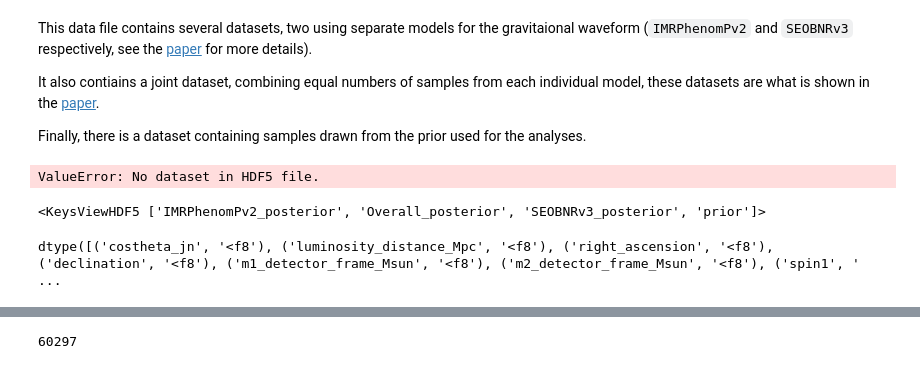
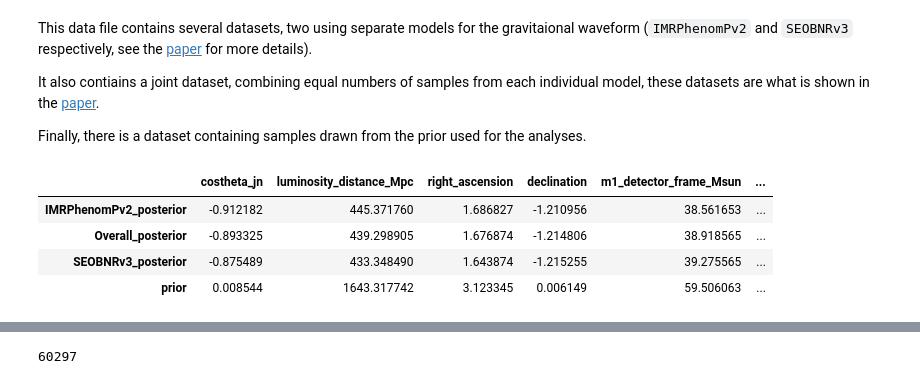
Before and after one commit to iphysresearch/VisibleGWevents, a Jupyter notebook: GWTC1/GWTC-1_sample_release.ipynb, the cells around one changed output, grey strips where cells are left out. Drawn from its saved outputs; the diff is of its cells as text; code cells hidden in the pictures.

```diff
--- a/GWTC1/GWTC-1_sample_release.ipynb
+++ b/GWTC1/GWTC-1_sample_release.ipynb
@@ -42,16 +45,12 @@ This data file contains several datasets, two using separate models for the grav
 It also contiains a joint dataset, combining equal numbers of samples from each individual model, these datasets are what is shown in the [paper](https://dcc.ligo.org/LIGO-P1800307).
 
 Finally, there is a dataset containing samples drawn from the prior used for the analyses.
-# %%
-df = pd.read_hdf(BBH_file, mode='r')
-# %% [output]
-ValueError: No dataset in HDF5 file.
-# %%
-BBH.keys()
-# %% [output]
-<KeysViewHDF5 ['IMRPhenomPv2_posterior', 'Overall_posterior', 'SEOBNRv3_posterior', 'prior']>
-# %%
-SEOBNRv3_posterior = BBH['SEOBNRv3_posterior']
-SEOBNRv3_posterior.dtype
-# %% [output]
-dtype([('costheta_jn', '<f8'), ('luminosity_distance_Mpc', '<f8'), ('right_ascension', '<f8'), ('declination', '<f8'), ('m1_detector_frame_Msun', '<f8'), ('m2_detector_frame_Msun', '<f8'), ('spin1', ' ...
+# %%
+df_func = lambda name: pd.DataFrame(data = BBH[(name)].value)
+pd.DataFrame( [df_func(name).median(axis=0) for name in BBH.keys()], index=[name for name in BBH.keys()])
+# %% [output]
+|  | costheta_jn | luminosity_distance_Mpc | right_ascension | declination | m1_detector_frame_Msun | ... |
+| IMRPhenomPv2_posterior | -0.912182 | 445.371760 | 1.686827 | -1.210956 | 38.561653 | ... |
+| Overall_posterior | -0.893325 | 439.298905 | 1.676874 | -1.214806 | 38.918565 | ... |
+| SEOBNRv3_posterior | -0.875489 | 433.348490 | 1.643874 | -1.215255 | 39.275565 | ... |
+| prior | 0.008544 | 1643.317742 | 3.123345 | 0.006149 | 59.506063 | ... |
```
Also changed, not shown: parts of 6 cells of this notebook, 1 other file.
